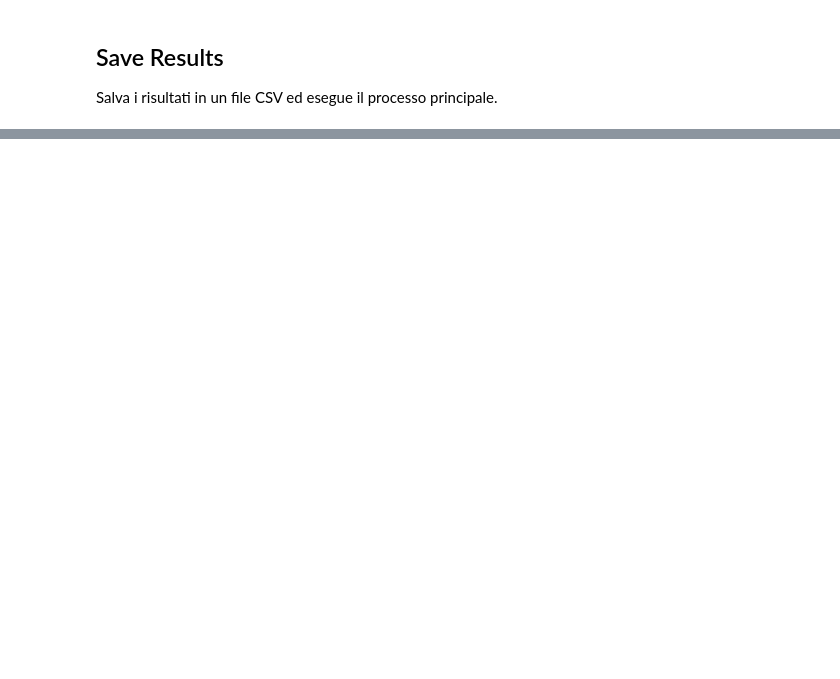
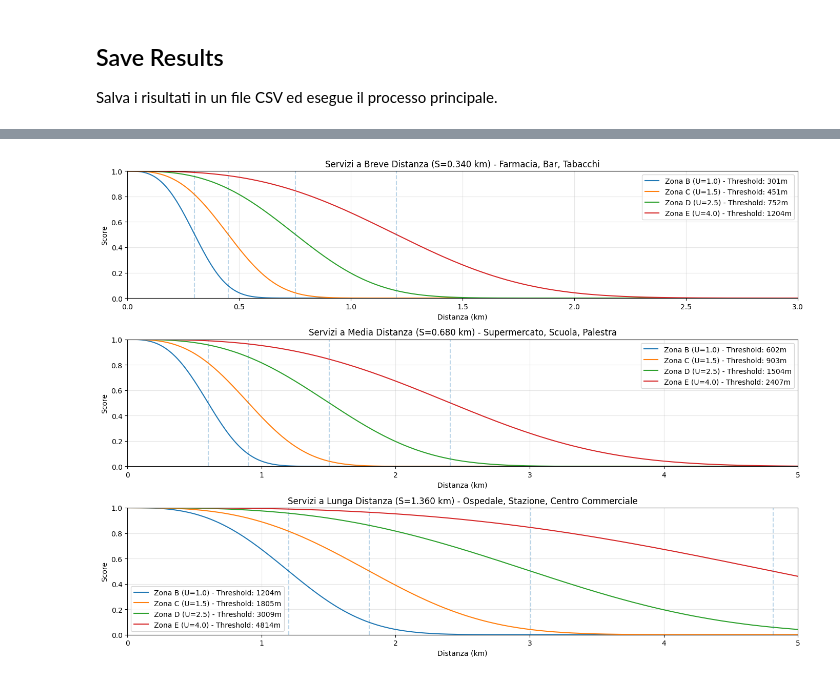
Before and after one commit to dbdmg/murena, a Jupyter notebook: backend/notebooks/04_scoring/calculate_immobili_amenity_scores.ipynb, the cells around one changed output, grey strips where cells are left out. Cells and saved outputs as stored; diff of their text form; code cells hidden in the pictures; blank space fills up the shorter version.

```diff
--- a/backend/notebooks/04_scoring/calculate_immobili_amenity_scores.ipynb
+++ b/backend/notebooks/04_scoring/calculate_immobili_amenity_scores.ipynb
@@ -305,23 +470,73 @@ main()
 # %%
 import matplotlib.pyplot as plt
 import numpy as np
 
-x = np.linspace(0, 2, 100)
-alpha1 = 2 * np.log(2)
-alpha2 = np.log(2)
-alpha3 = 0.5 * np.log(2)
+# Visualizzazione delle curve di decadimento per la nuova formula
+# f(x) = e^(-(x / (S * U))^3)
 
-y1 = np.exp(-alpha1 * x)
-y2 = np.exp(-alpha2 * x)
-y3 = np.exp(-alpha3 * x)
+x = np.linspace(0, 5, 1000)  # Distanze in km da 0 a 5km
 
-plt.figure()
-plt.plot(x, y1, label=f'alpha = {alpha1:.3f}')
-plt.plot(x, y2, label=f'alpha = {alpha2:.3f}')
-plt.plot(x, y3, label=f'alpha = {alpha3:.3f}')
-plt.xlim(0, 2)
-plt.ylim(0, 1)
+# Parametri per servizi a breve distanza (S=0.340)
+S_breve = 0.340
+plt.figure(figsize=(14, 10))
+
+# Subplot 1: Breve distanza
+plt.subplot(3, 1, 1)
+for zona, U in [('B', 1.0), ('C', 1.5), ('D', 2.5), ('E', 4.0)]:
+    y = np.exp(-((x / (S_breve * U)) ** 3))
+    threshold = S_breve * U * (np.log(2) ** (1/3))
+    plt.plot(x, y, label=f'Zona {zona} (U={U}) - Threshold: {threshold*1000:.0f}m')
+    plt.axvline(threshold, linestyle='--', alpha=0.3)
 plt.xlabel('Distanza (km)')
 plt.ylabel('Score')
+plt.title('Servizi a Breve Distanza (S=0.340 km) - Farmacia, Bar, Tabacchi')
 plt.legend()
+plt.grid(True, alpha=0.3)
+plt.xlim(0, 3)
+plt.ylim(0, 1)
+
+# Subplot 2: Media distanza
+plt.subplot(3, 1, 2)
+S_medio = 0.680
+for zona, U in [('B', 1.0), ('C', 1.5), ('D', 2.5), ('E', 4.0)]:
+    y = np.exp(-((x / (S_medio * U)) ** 3))
+    threshold = S_medio * U * (np.log(2) ** (1/3))
+    plt.plot(x, y, label=f'Zona {zona} (U={U}) - Threshold: {threshold*1000:.0f}m')
+    plt.axvline(threshold, linestyle='--', alpha=0.3)
+plt.xlabel('Distanza (km)')
+plt.ylabel('Score')
+plt.title('Servizi a Media Distanza (S=0.680 km) - Supermercato, Scuola, Palestra')
+plt.legend()
+plt.grid(True, alpha=0.3)
+plt.xlim(0, 5)
+plt.ylim(0, 1)
+
+# Subplot 3: Lunga distanza
+plt.subplot(3, 1, 3)
+S_lungo = 1.360
+for zona, U in [('B', 1.0), ('C', 1.5), ('D', 2.5), ('E', 4.0)]:
+    y = np.exp(-((x / (S_lungo * U)) ** 3))
+    threshold = S_lungo * U * (np.log(2) ** (1/3))
+    plt.plot(x, y, label=f'Zona {zona} (U={U}) - Threshold: {threshold*1000:.0f}m')
+    plt.axvline(threshold, linestyle='--', alpha=0.3)
+plt.xlabel('Distanza (km)')
+plt.ylabel('Score')
+plt.title('Servizi a Lunga Distanza (S=1.360 km) - Ospedale, Stazione, Centro Commerciale')
+plt.legend()
+plt.grid(True, alpha=0.3)
+plt.xlim(0, 5)
+plt.ylim(0, 1)
+
+plt.tight_layout()
 plt.show()
+
+# Stampa i threshold esatti per verifica
+print("\n=== Distanze Threshold (score = 0.5) ===")
+print("Tipologia | Zona | S (km) | U | Threshold (m)")
+print("-" * 55)
+for tipo, S in [('Breve', 0.340), ('Media', 0.680), ('Lunga', 1.360)]:
+    for zona, U in [('B', 1.0), ('C', 1.5), ('D', 2.5), ('E', 4.0)]:
+        threshold = S * U * (np.log(2) ** (1/3))
+        print(f"{tipo:8} | {zona:4} | {S:5.3f} | {U:3.1f} | {threshold*1000:6.0f}")
+# %% [output]
+[figure, added]
```
Also changed, not shown: parts of 12 cells of this notebook, 8 other files.
